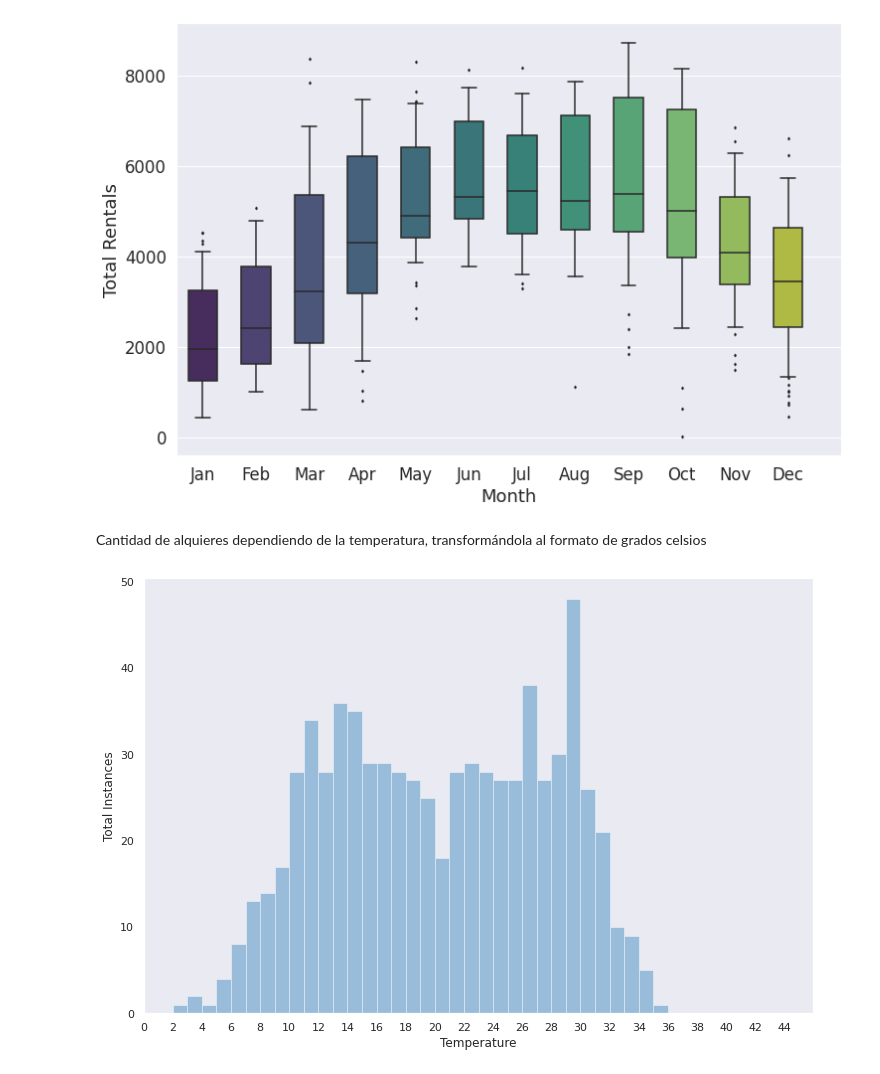
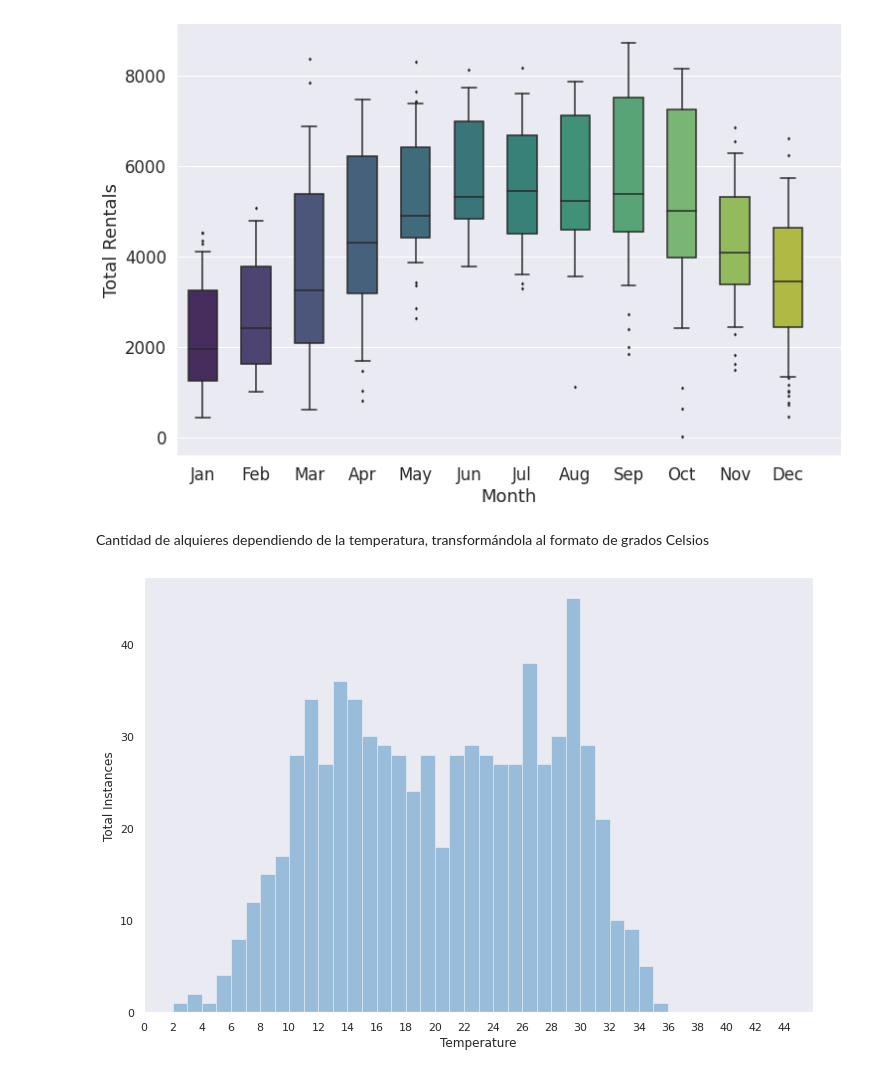
Before and after one commit to DanielCarrascoPerez/AAMD, a Jupyter notebook: Trabajo1/lectura2.ipynb, the cells around one changed output. Cells and saved outputs as stored; diff of their text form; code cells hidden in the pictures.

```diff
--- a/Trabajo1/lectura2.ipynb
+++ b/Trabajo1/lectura2.ipynb
@@ -15,7 +12,7 @@ import struct
 # %% [markdown]
 Carga el fichero directamente desde el directorio de GitHub
 # %%
-url = "https://raw.githubusercontent.com/Kvaathe/AAMD/main/day.csv"
+url = "https://raw.githubusercontent.com/DanielCarrascoPerez/AAMD/main/Trabajo1/day.csv"
 # %%
 dataset = read_csv(url)
 # %% [markdown]
@@ -44,0 +44,4 @@ dtype: bool
+# %%
+#print(len(dataset))
+dataset = dataset.drop(69)
+#print(len(dataset))
@@ -44,0 +50,18 @@ dtype: bool
+# %%
+dataset['temp'] = round(dataset['temp'].apply(lambda x: x*41),2)
+print(dataset['temp'])
+dataset['atemp'] = round(dataset['atemp'].apply(lambda x: x*50),2)
+print(dataset['atemp'])
+dataset['hum'] = round(dataset['hum'].apply(lambda x: x*100),2)
+print(dataset['hum'])
+dataset['windspeed'] = round(dataset['windspeed'].apply(lambda x: x*67),2)
+print(dataset['windspeed'])
+
+dataset.temp = dataset.temp.astype(int)
+#print(dataset['temp'])
+dataset.atemp = dataset.atemp.astype(int)
+#print(dataset['atemp'])
+dataset.hum = dataset.hum.astype(int)
+#print(dataset['hum'])
+dataset.windspeed = dataset.windspeed.astype(int)
+#print(dataset['windspeed'])
@@ -64,9 +105,0 @@ Ahora vamos a eliminar aquellas columnas no necesarias.
-# %%
-#instant no hace falta
-dataset.pop('instant')
-#datetime column
- df.drop('datetime',axis=1,inplace=True)
- # Dropping holiday column as it is highly correlated to‘workingday’ column
- df.drop('holiday',axis=1,inplace=True)
- # Dropping atemp column as it is highly correlated to ‘temp’ column
- df = df.drop('atemp',axis=1)
@@ -182,26 +208,23 @@ pyplot.show()
 # %% [output]
 [figure]
 # %% [markdown]
-Cantidad de alquieres dependiendo de la temperatura, transformándola al formato de grados celsios
+Cantidad de alquieres dependiendo de la temperatura, transformándola al formato de grados Celsios
 # %%
-temp = dataset['temp'].apply(lambda x: x*41)
-#atemp = round(dataset['atemp'].apply(lambda x: x*50),2)
-
 #darkgrid, whitegrid, dark, white, ticks
 sns.set_style("dark")
 pyplot.figure(figsize=(12,8))
 #paper, notebook, talk, poster
 sns.set_context('notebook')
 pyplot.xlim(0, 46)
 pyplot.xticks(np.arange(0, 46, 2))
 bins = np.arange(0, 50, 1)
-x = temp
+x = dataset['temp']
 ax = sns.distplot(x, kde=False, bins=bins)
 ax.set_xlabel("Temperature")
 ax.set_ylabel("Total Instances")
 pyplot.show()
 # %% [output]
-[figure, old version]
+[figure, new version]
 # %%
 dataset.plot(kind='box',subplots=True, layout=(3,5), sharex=False, sharey=False, figsize=(10,10))
 pyplot.show()
```
Also changed, not shown: parts of 35 cells of this notebook.
